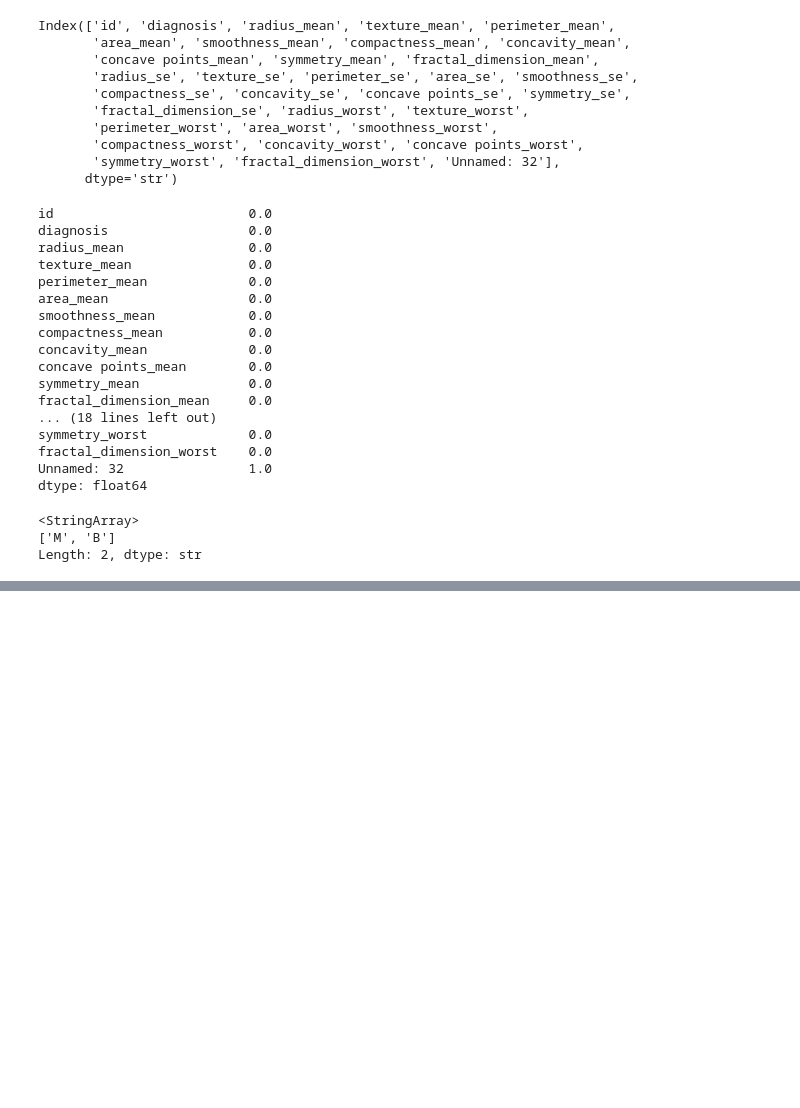
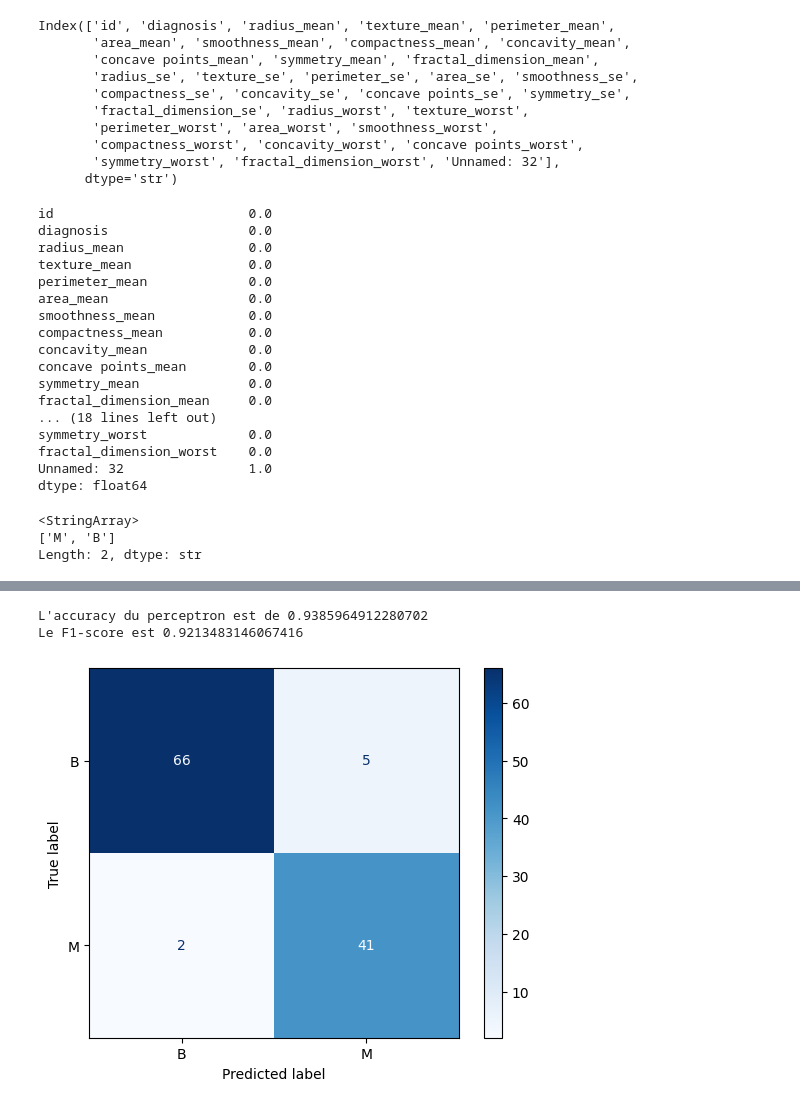
Before and after one commit to sanoukoudouss2-tech/PERCEPTRON, a Jupyter notebook: perceptron.ipynb, the cells around one changed output, grey strips where cells are left out. Drawn from its saved outputs; the diff is of its cells as text; code cells hidden in the pictures; blank space fills up the shorter version.

```diff
--- a/perceptron.ipynb
+++ b/perceptron.ipynb
@@ -134 +151,4 @@ def fit(X,y,learning_rate = 0.1,iter = 100):
+# %%
+def predict(X,w,b):## je fixe mon seuil de décision a 50%
+    return model(X,w,b)>=0.5
 # %%
@@ -137,0 +159,3 @@ TypeError: unsupported operand type(s) for -: 'float' and 'str'
+# %%
+y_pred = predict(X_test,w,b)
+y_pred
@@ -137,0 +178,12 @@ TypeError: unsupported operand type(s) for -: 'float' and 'str'
+# %%
+print(f"L'accuracy du perceptron est de {ac}\nLe F1-score est {f1}")
+# %% [output]
+L'accuracy du perceptron est de 0.9385964912280702
+Le F1-score est 0.9213483146067416
+# %%
+conf = confusion_matrix(y_test,y_pred)
+disp = ConfusionMatrixDisplay(confusion_matrix=conf, display_labels=["B", "M"])
+disp.plot(cmap="Blues")
+plt.show()
+# %% [output]
+[figure, added]
```
Also changed, not shown: parts of 10 cells of this notebook.
